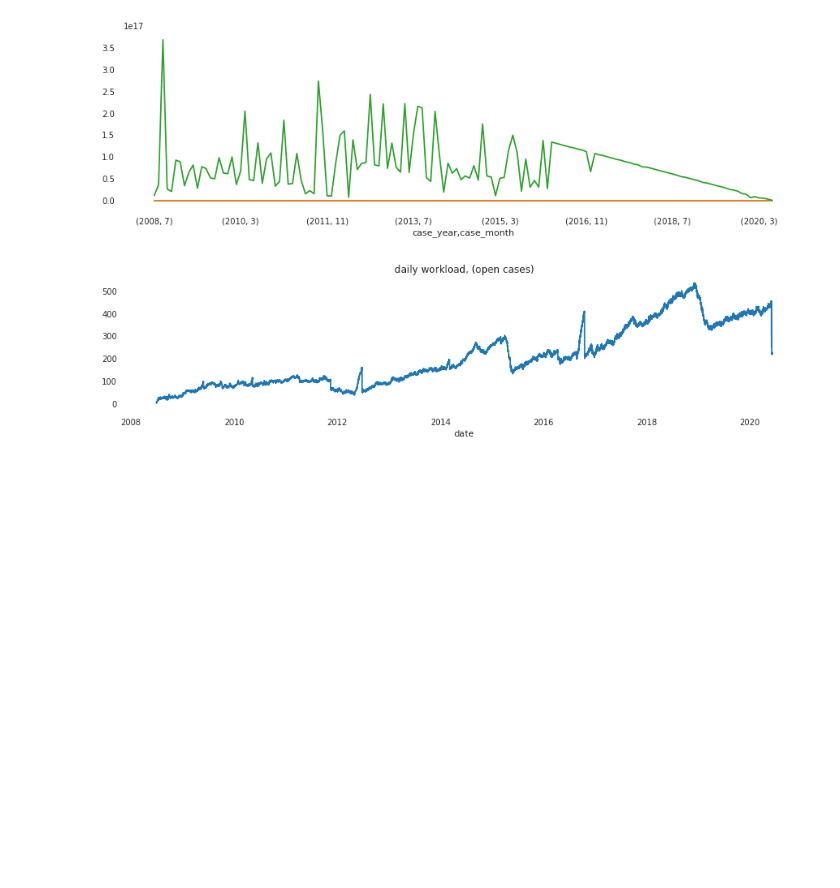
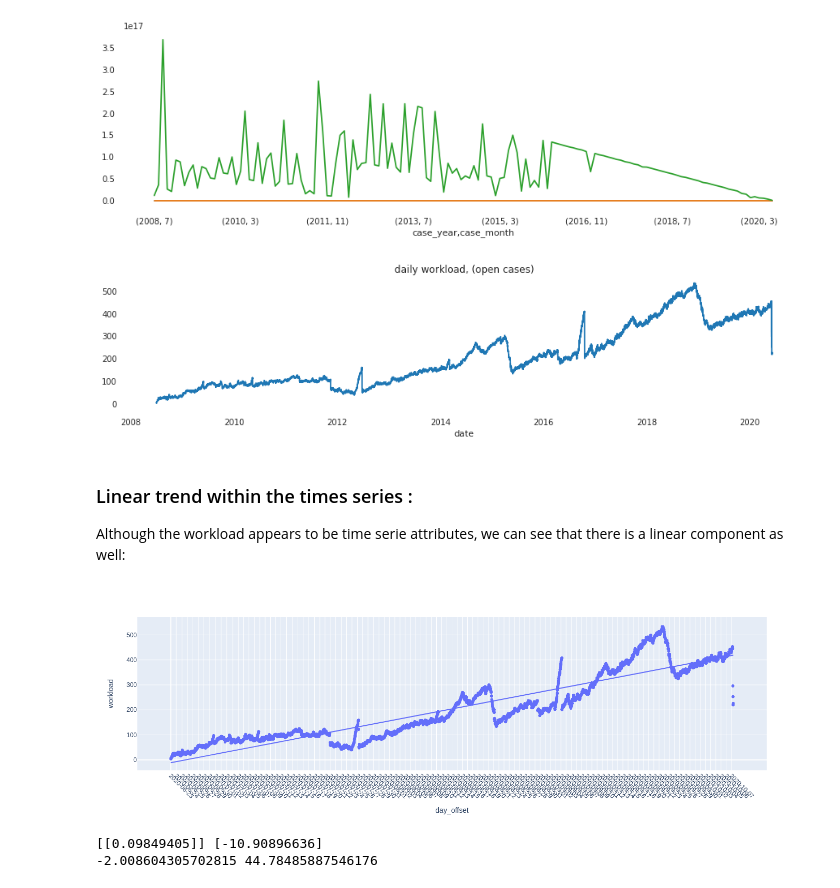
Before and after one commit to dmhliu/DS-Unit-2-Build-dmhliu, a Jupyter notebook: build2.ipynb, the cells around one changed output. Drawn from its saved outputs; the diff is of its cells as text; code cells hidden in the pictures; blank space fills up the shorter version.

Commit message:
linear regression on daily workload

```diff
--- a/build2.ipynb
+++ b/build2.ipynb
@@ -429,5 +446,56 @@ plt.title('daily workload, (open cases)')
 plt.show()
 # %% [output]
 [figure]
+# %% [markdown]
+### Linear trend within the times series :
+
+Although the workload appears to be time serie attributes, we can see that there is a linear component as well:
+# %%
+import plotly.express as px
+from datetime import datetime
+
+df_dl =daily_load.groupby('date').max()
+
+df_dl['day_offset'] = (df_dl.index - df_dl.index[0]).days  #get an int represention of days since the first value
+
+
+#need to create label list since we have to serialize the dates as ints for px to do the least squares
+datelist = pd.date_range(datetime.today(), periods=df_dl.shape[0]).tolist()  #
+
+fig = px.scatter(df_dl,x='day_offset', y='workload',trendline='ols')
+
+
+fig.update_xaxes(tickangle=45,
+                 tickmode = 'array',
+                 tickvals = df_dl['day_offset'][0::40],
+                 ticktext= [d.strftime('%Y-%m-%d') for d in datelist])
+
+
+fig.show()
+# %% [output]
+[figure, added]
+# %%
+#lets see what happens if we just treat the workload as a linear regression
+
+from sklearn.linear_model import LinearRegression, Ridge, RidgeCV
+from sklearn.model_selection import train_test_split
+from sklearn.metrics import mean_absolute_error
+
+train, test = train_test_split(df_dl, test_size=.25)      ##split by date range
+trainsize = int(df.shape[0]*.8)
+
+X_train = train.day_offset.values.reshape(-1,1)
+y_train = train.workload.values.reshape(-1,1)
+X_test  = test.day_offset.values.reshape(-1,1)
+y_test  = test.workload.values.reshape(-1,1)
+y_pred = model.predict(X_test)
+model = LinearRegression()
+
+model.fit(X_train, y_train)
+print(model.coef_, model.intercept_)      #same slope calculated by px above
+print(model.score(y_pred, y_test), mean_absolute_error(y_pred,y_test))
+# %% [output]
+[[0.09849405]] [-10.90896636]
+-2.008604305702815 44.78485887546176
 # %%
 closed_ttr_day = test.working.copy()
```
Also changed, not shown: parts of 10 cells of this notebook.
